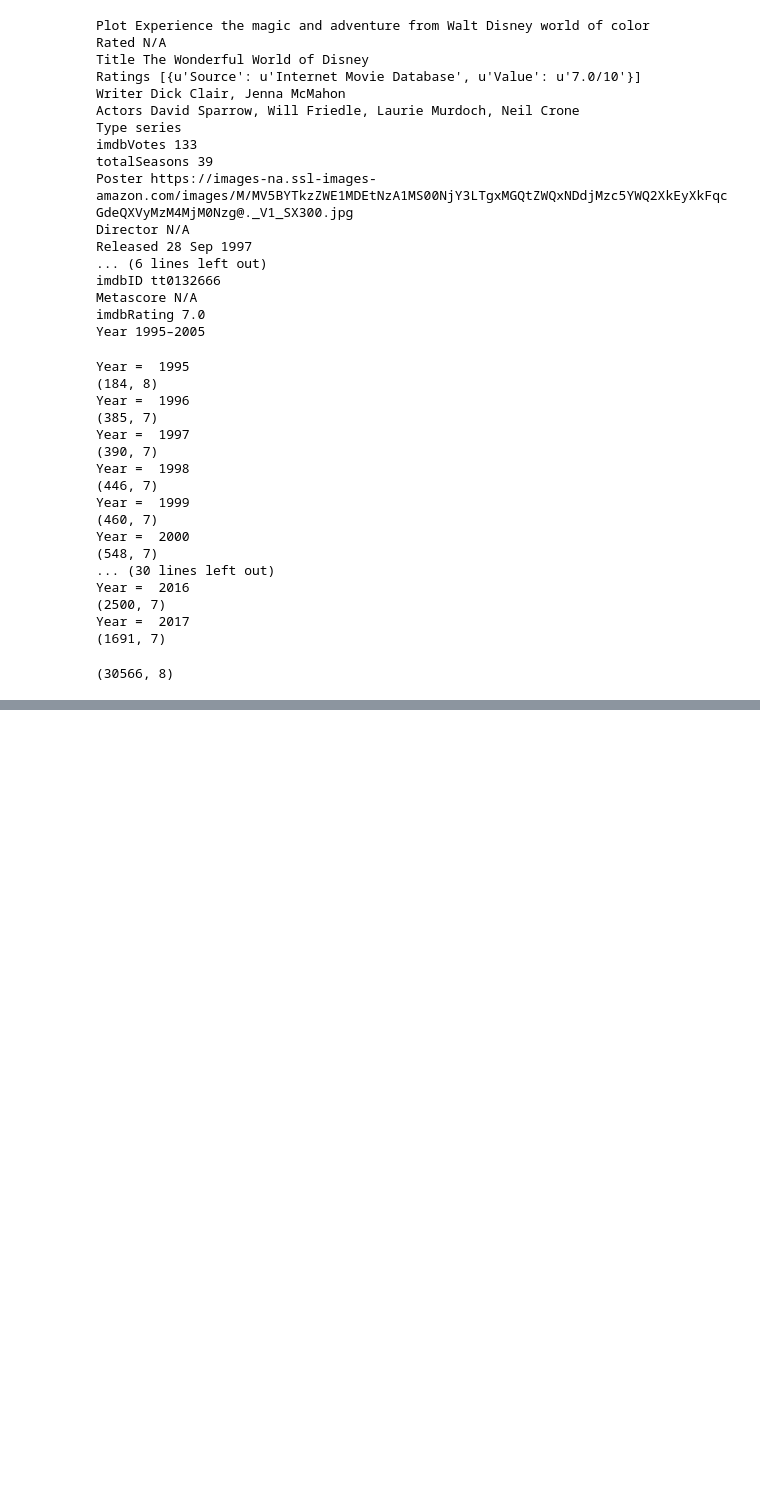
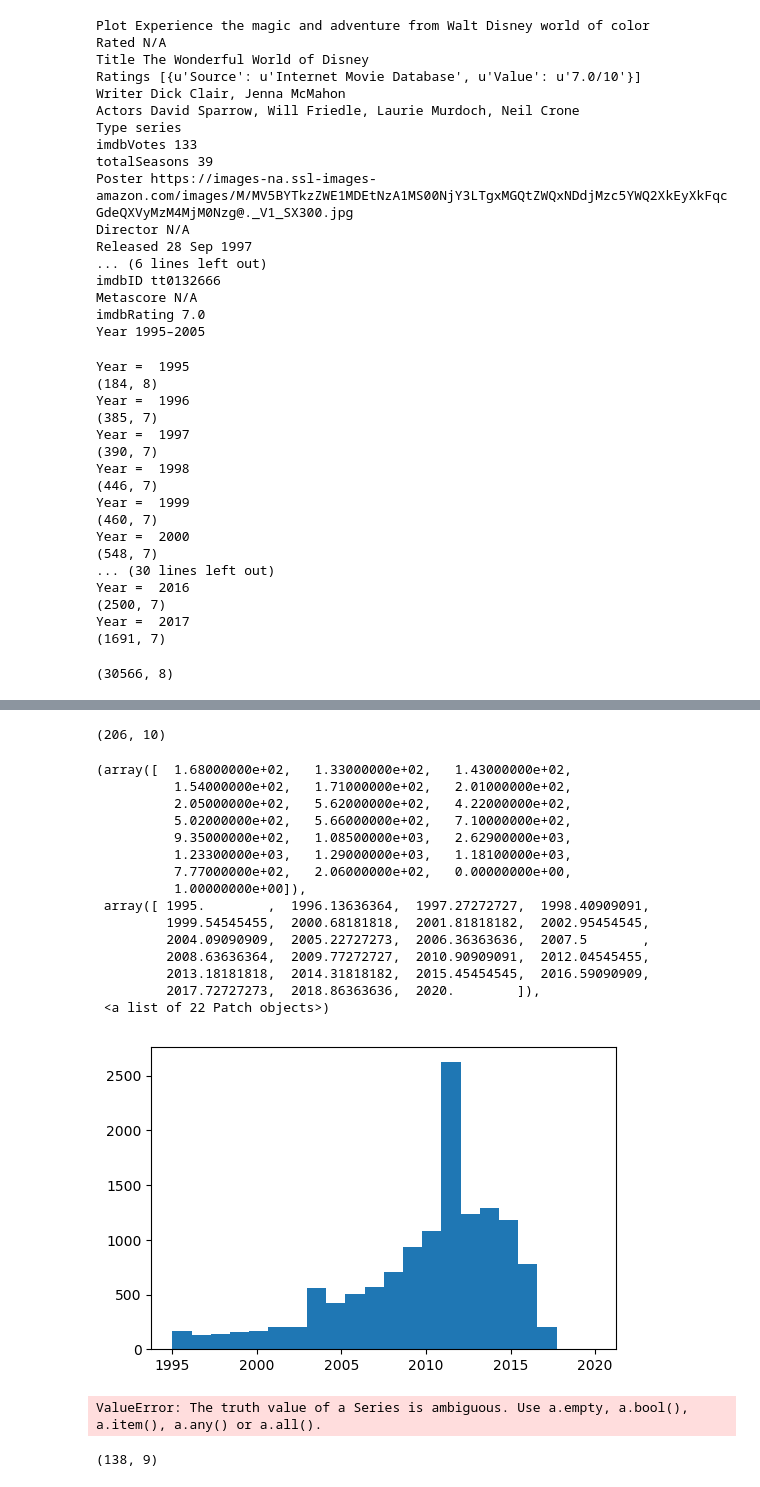
Before and after one commit to cgeppig/Will_My_Show_Get_Cancelled, a Jupyter notebook: new_data/new_data_acquisition.ipynb, the cells around one changed output, grey strips where cells are left out. Drawn from its saved outputs; the diff is of its cells as text; code cells hidden in the pictures; blank space fills up the shorter version.

```diff
--- a/new_data/new_data_acquisition.ipynb
+++ b/new_data/new_data_acquisition.ipynb
@@ -489,0 +476,3 @@ hi
+# %%
+## drops ~15000 rows
+clean_shows = shows[shows['seasons']!='n/a']
@@ -489,0 +483,3 @@ hi
+# %%
+## drop another ~2000 rows with no release date
+clean_shows_2 = clean_shows[clean_shows['release_date'].isnull()==False]
@@ -489,0 +527,2 @@ hi
+# %%
+clean_shows_2['clean_runtime'] = clean_shows_2['runtime'].apply(lambda x: int(x) if x!='n/a' else np.nan)
@@ -489,0 +544,2 @@ hi
+# %%
+clean_shows_2['year'] = clean_shows_2['release_date'].apply(lambda x: int(x[-4:]))
@@ -489,0 +601,4 @@ hi
+# %%
+shows_2017_holdout.shape
+# %% [output]
+(206, 10)
@@ -489,0 +607,30 @@ hi
+# %%
+plt.hist(clean_shows_2['year'], bins=22)
+# %% [output]
+(array([  1.68000000e+02,   1.33000000e+02,   1.43000000e+02,
+          1.54000000e+02,   1.71000000e+02,   2.01000000e+02,
+          2.05000000e+02,   5.62000000e+02,   4.22000000e+02,
+          5.02000000e+02,   5.66000000e+02,   7.10000000e+02,
+          9.35000000e+02,   1.08500000e+03,   2.62900000e+03,
+          1.23300000e+03,   1.29000000e+03,   1.18100000e+03,
+          7.77000000e+02,   2.06000000e+02,   0.00000000e+00,
+          1.00000000e+00]),
+ array([ 1995.        ,  1996.13636364,  1997.27272727,  1998.40909091,
+         1999.54545455,  2000.68181818,  2001.81818182,  2002.95454545,
+         2004.09090909,  2005.22727273,  2006.36363636,  2007.5       ,
+         2008.63636364,  2009.77272727,  2010.90909091,  2012.04545455,
+         2013.18181818,  2014.31818182,  2015.45454545,  2016.59090909,
+         2017.72727273,  2018.86363636,  2020.        ]),
+ <a list of 22 Patch objects>)
+[figure, added]
+# %%
+## separate into 2017, 2016, and the rest
+test_shows = clean_shows_2[clean_shows_2['year'] in range(1995,2016)]
+# %% [output]
+ValueError: The truth value of a Series is ambiguous. Use a.empty, a.bool(), a.item(), a.any() or a.all().
+# %%
+## only 138 with strange runtimes. I can drop them.
+## leaving them in probably wouldn't be a problem, but maybe better to drop them
+clean_shows_2[clean_shows_2['clean_runtime']>90].shape
+# %% [output]
+(138, 9)
```
Also changed, not shown: parts of 22 cells of this notebook, 2 other files.
